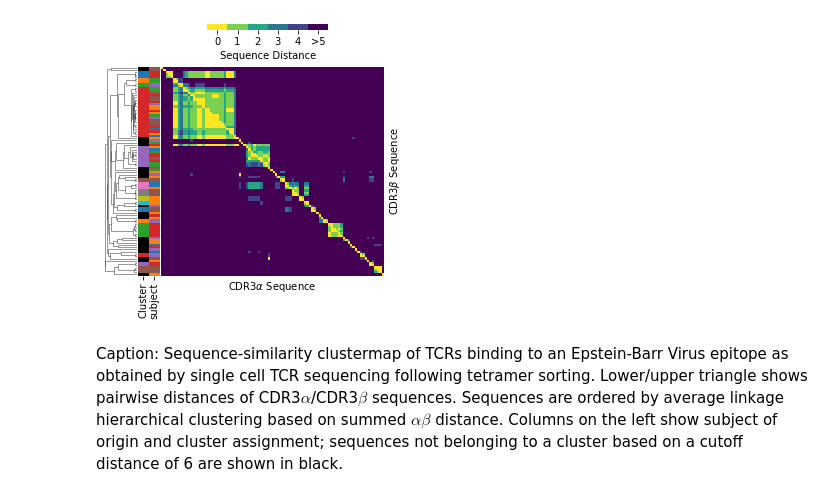
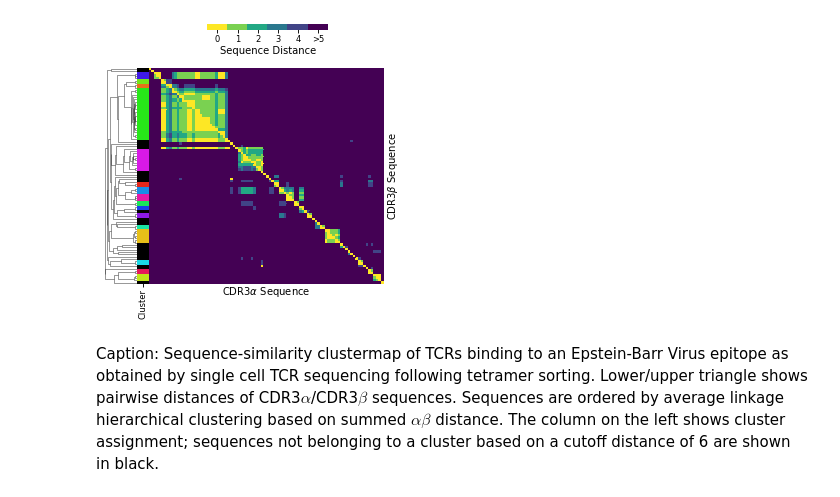
Before and after one commit to andim/pyrepseq, a Jupyter notebook: examples/similarity_clustermap.ipynb, the cells around one changed output. Saved outputs shown, nothing was run; the diff lists cells and outputs as text; code cells hidden in the pictures.

```diff
--- a/examples/similarity_clustermap.ipynb
+++ b/examples/similarity_clustermap.ipynb
@@ -13,11 +17,10 @@ import pyrepseq.plotting as rsp
 # %%
 d = pd.read_csv('dash_human.csv')
 epitope = 'BMLF'
 cg, linkage, cluster = rsp.similarity_clustermap(d[d['epitope']==epitope],
                                                  alpha_column='cdr3_a_aa',
-                                                 beta_column='cdr3_b_aa',
-                                                 meta_columns=['subject'])
+                                                 beta_column='cdr3_b_aa')
 # %% [output]
-[figure, old version]
+[figure, new version]
 # %% [markdown]
-Caption: Sequence-similarity clustermap of TCRs binding to an Epstein-Barr Virus epitope as obtained by single cell TCR sequencing following tetramer sorting. Lower/upper triangle shows pairwise distances of CDR3$\alpha$/CDR3$\beta$ sequences. Sequences are ordered by average linkage hierarchical clustering based on summed $\alpha\beta$ distance. Columns on the left show subject of origin and cluster assignment; sequences not belonging to a cluster based on a cutoff distance of 6 are shown in black.
+Caption: Sequence-similarity clustermap of TCRs binding to an Epstein-Barr Virus epitope as obtained by single cell TCR sequencing following tetramer sorting. Lower/upper triangle shows pairwise distances of CDR3$\alpha$/CDR3$\beta$ sequences. Sequences are ordered by average linkage hierarchical clustering based on summed $\alpha\beta$ distance. The column on the left shows cluster assignment; sequences not belonging to a cluster based on a cutoff distance of 6 are shown in black.
```
Also changed, not shown: parts of 7 cells of this notebook, 1 other file.
